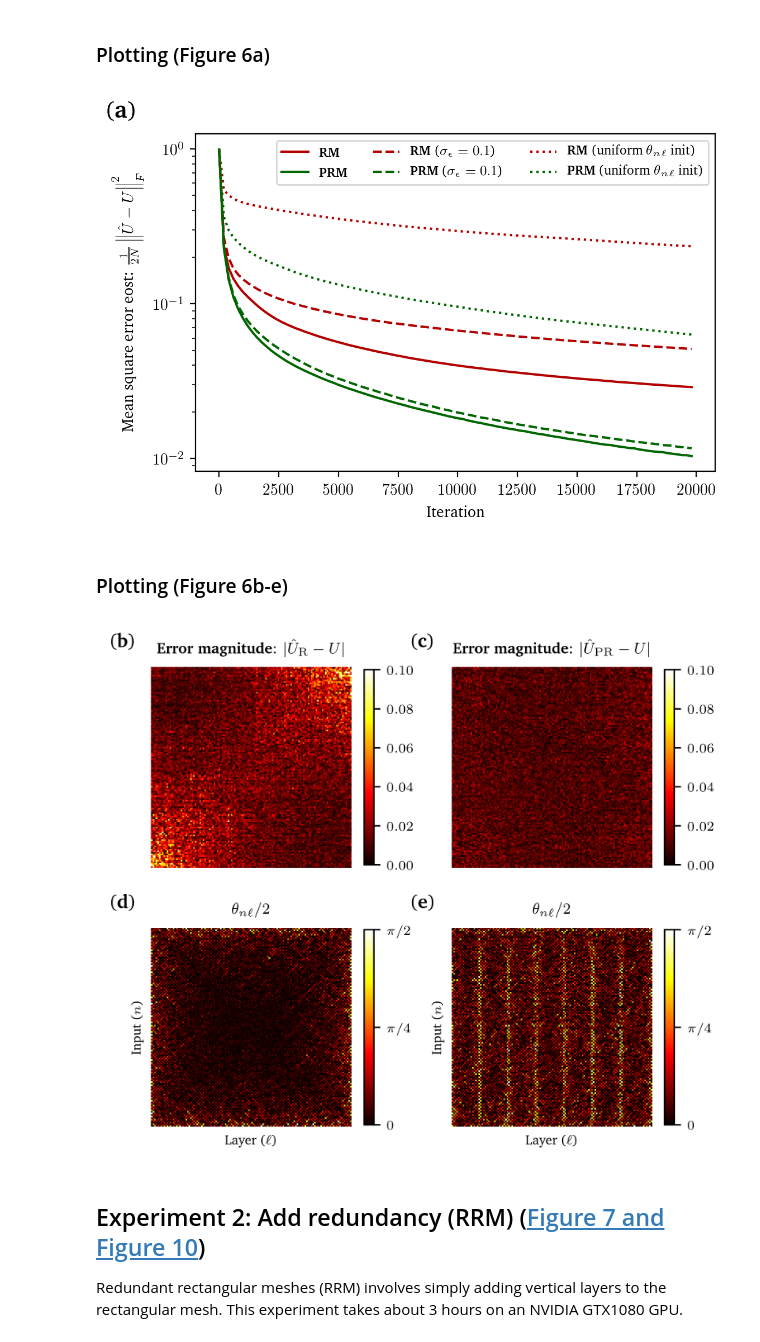
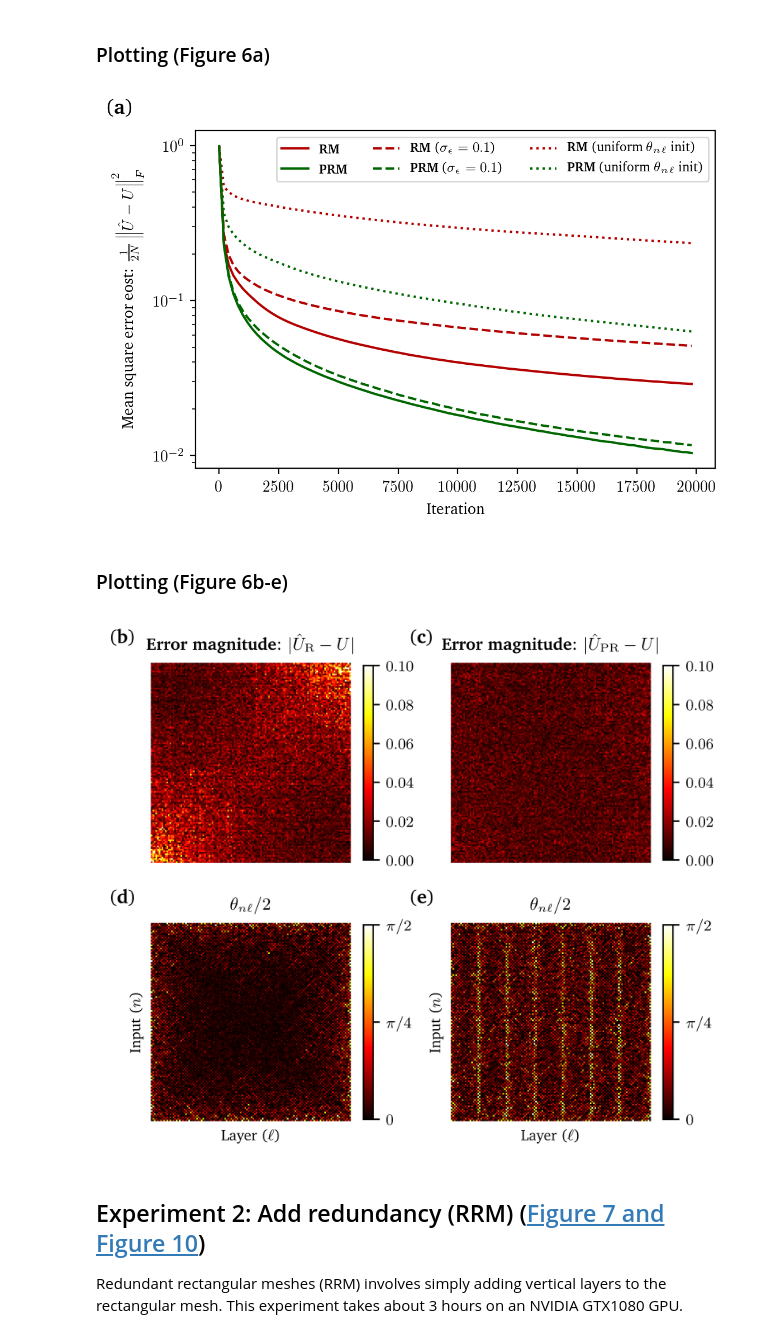
Before and after one commit to solgaardlab/neurophox-notebooks, a Jupyter notebook: MatrixOptimization.ipynb, the cells around one changed output. Saved outputs shown, nothing was run; the diff lists cells and outputs as text; code cells hidden in the pictures.

```diff
--- a/MatrixOptimization.ipynb
+++ b/MatrixOptimization.ipynb
@@ -115,29 +115,29 @@ plt.legend([r'\textbf{RM}', r'\textbf{PRM}',
             r'\textbf{RM} ($\sigma_\epsilon = 0.1$)', r'\textbf{PRM} ($\sigma_\epsilon = 0.1$)',
             r'\textbf{RM} (uniform $\theta_{n\ell}$ init)', r'\textbf{PRM} (uniform $\theta_{n\ell}$ init)'],
            ncol=3, fontsize=8.5)
-plt.text(-0.17, 1.05, r'(\textbf{a})', transform=plt.axes().transAxes, size=15)
+plt.text(-0.17, 1.05, r'(\textbf{a})', transform=plt.axes().transAxes, size=13)
 plt.yscale('log')
 plt.savefig('data/figures/6a_rm_prm_optimization.pdf', bbox_inches='tight', pad_inches=0.05)
 # %% [output]
-[figure, old version]
+[figure, new version]
 # %% [markdown]
 ### Plotting (Figure 6b-e)
 # %%
 fig, axes = plt.subplots(2, 2, dpi=500)
-rd_visualizer = MOResultsVisualizer('rm', rm_prm_results['results']['rm-default'])
+rd_visualizer = MOResultsVisualizer('rm', rm_prm_results['results']['rm-default'], label_fontsize=8, title_fontsize=9)
 rd_visualizer.plot_theta_checkerboard(axes[1, 0], plt, -1, cbar_shrink=0.9)
 axes[1, 0].text(-0.2, 1.1, r'(\textbf{d})', transform=axes[1, 0].transAxes, size=10)
 rd_visualizer.plot_error(axes[0, 0], plt, -1, clim=(0, 0.1), cbar_shrink=0.9)
 axes[0, 0].text(-0.2, 1.1, r'(\textbf{b})', transform=axes[0, 0].transAxes, size=10)
-cgrd_visualizer = MOResultsVisualizer('prm', rm_prm_results['results']['prm-default'])
+cgrd_visualizer = MOResultsVisualizer('prm', rm_prm_results['results']['prm-default'], label_fontsize=8, title_fontsize=9)
 cgrd_visualizer.plot_theta_checkerboard(axes[1, 1], plt, -1, cbar_shrink=0.9)
 axes[1, 1].text(-0.2, 1.1, r'(\textbf{e})', transform=axes[1, 1].transAxes, size=10)
 cgrd_visualizer.plot_error(axes[0, 1], plt, -1, clim=(0, 0.1), cbar_shrink=0.9)
 axes[0, 1].text(-0.2, 1.1, r'(\textbf{c})', transform=axes[0, 1].transAxes, size=10)
 plt.subplots_adjust(top=1, right=0.8)
 plt.savefig('data/figures/6b_rm_prm_data.pdf', bbox_inches='tight', pad_inches=0.02)
 # %% [output]
-[figure, old version]
+[figure, new version]
 # %% [markdown]
 ## Experiment 2: Add redundancy (RRM) ([Figure 7 and Figure 10](https://arxiv.org/pdf/1808.00458))
 
```
Also changed, not shown: parts of 1 cell of this notebook, 4 other files.
